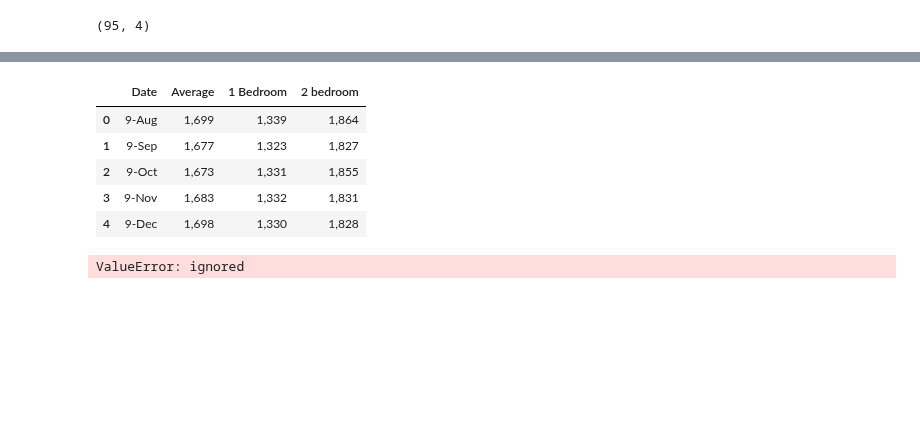
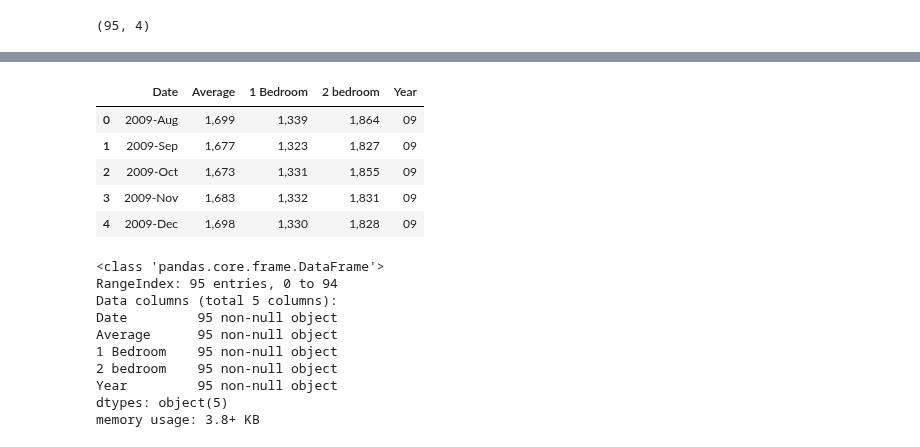
Before and after one commit to bloominstituteoftechnology/DS-Unit-1-Sprint-3-Data-Storytelling, a Jupyter notebook: Copy_of_LS_DS3_222_Choose_appropriate_visualizations.ipynb, the cells around one changed output, grey strips where cells are left out. Saved outputs shown, nothing was run; the diff lists cells and outputs as text; code cells hidden in the pictures; blank space fills up the shorter version.

```diff
--- a/Copy_of_LS_DS3_222_Choose_appropriate_visualizations.ipynb
+++ b/Copy_of_LS_DS3_222_Choose_appropriate_visualizations.ipynb
@@ -520,15 +530,23 @@ df.shape
+# %%
+df['Date'] = str(20)+df['Date']
+df.head()
+# %% [output]
+|  | Date | Average | 1 Bedroom | 2 bedroom | Year |
+| 0 | 2009-Aug | 1,699 | 1,339 | 1,864 | 09 |
+| 1 | 2009-Sep | 1,677 | 1,323 | 1,827 | 09 |
+| 2 | 2009-Oct | 1,673 | 1,331 | 1,855 | 09 |
+| 3 | 2009-Nov | 1,683 | 1,332 | 1,831 | 09 |
+| 4 | 2009-Dec | 1,698 | 1,330 | 1,828 | 09 |
 # %%
-df.head()
+df.info()
 # %% [output]
-|  | Date | Average | 1 Bedroom | 2 bedroom |
-| 0 | 9-Aug | 1,699 | 1,339 | 1,864 |
-| 1 | 9-Sep | 1,677 | 1,323 | 1,827 |
-| 2 | 9-Oct | 1,673 | 1,331 | 1,855 |
-| 3 | 9-Nov | 1,683 | 1,332 | 1,831 |
-| 4 | 9-Dec | 1,698 | 1,330 | 1,828 |
+<class 'pandas.core.frame.DataFrame'>
+RangeIndex: 95 entries, 0 to 94
+Data columns (total 5 columns):
+Date         95 non-null object
+Average      95 non-null object
+1 Bedroom    95 non-null object
+2 bedroom    95 non-null object
+Year         95 non-null object
+dtypes: object(5)
+memory usage: 3.8+ KB
-# %%
-import datetime
-df['Date'] = df['Date'].str.zfill(6)
-[datetime.datetime.strptime( x, '%y-%b').strtftime('%Y-%m') for x in df]
-# %% [output]
-ValueError: ignored
```
Also changed, not shown: parts of 11 cells of this notebook.
